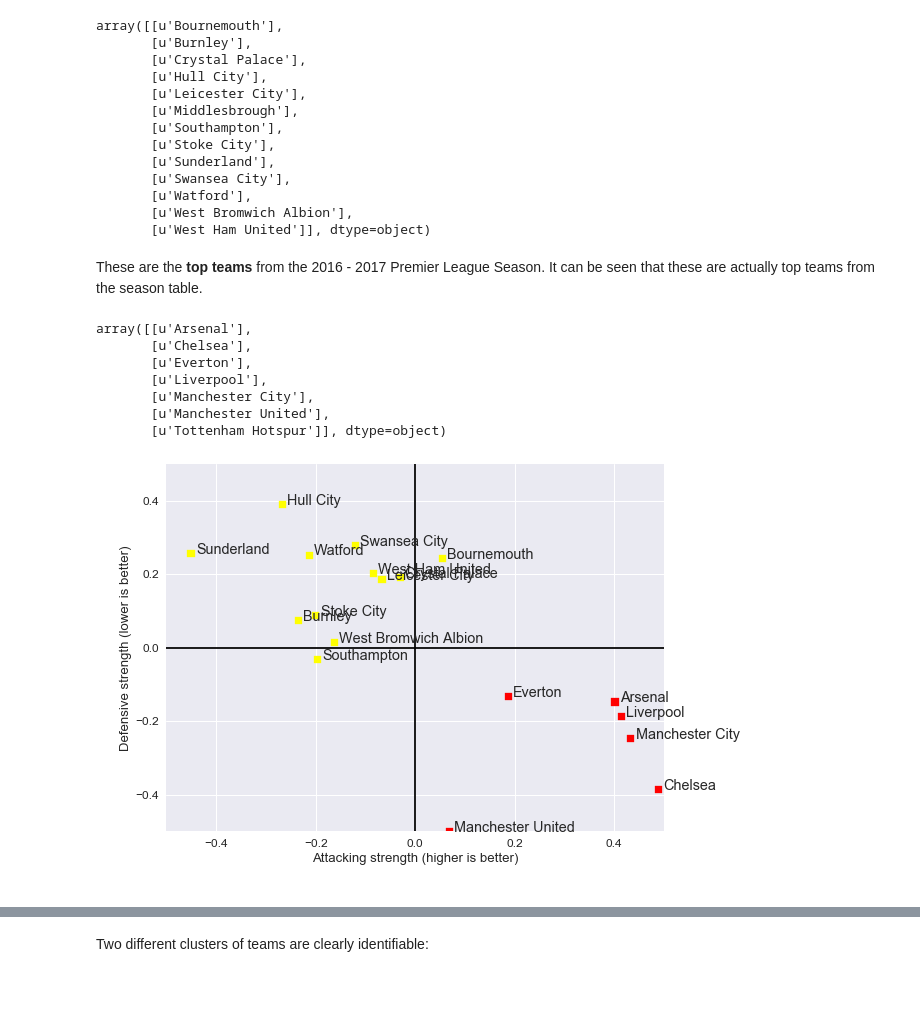
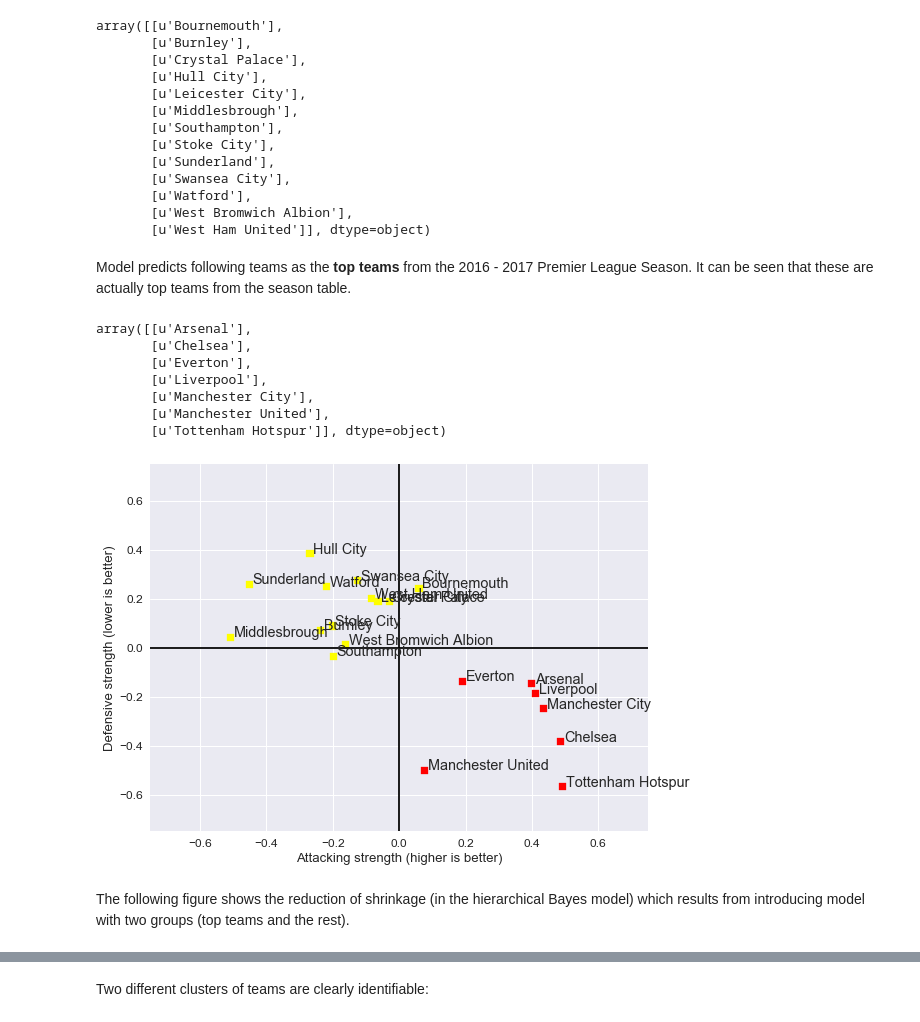
Before and after one commit to sarajcev/premier_league, a Jupyter notebook: premier.ipynb, the cells around one changed output, grey strips where cells are left out. Cells and saved outputs as stored; diff of their text form; code cells hidden in the pictures; blank space fills up the shorter version.

```diff
--- a/premier.ipynb
+++ b/premier.ipynb
@@ -413,7 +415,7 @@ array([[u'Bournemouth'],
        [u'West Bromwich Albion'],
        [u'West Ham United']], dtype=object)
 # %% [markdown]
-These are the **top teams** from the 2016 - 2017 Premier League Season. It can be seen that these are actually top teams from the season table.
+Model predicts following teams as the **top teams** from the 2016 - 2017 Premier League Season. It can be seen that these are actually top teams from the season table.
 # %%
 n[np.argwhere(pos==1)]
 # %% [output]
@@ -425,20 +427,22 @@ array([[u'Arsenal'],
        [u'Manchester United'],
        [u'Tottenham Hotspur']], dtype=object)
 # %%
-x_vals = trace2['atts'].mean(axis=0)
-y_vals = trace2['defs'].mean(axis=0)
+x_vals2 = trace2['atts'].mean(axis=0)
+y_vals2 = trace2['defs'].mean(axis=0)
 # %%
 fig, ax = plt.subplots(figsize=(8,6))
-ax.scatter(x_vals, y_vals, marker='s', s=50, c=pos, cmap=plt.cm.autumn_r)
-for label, x, y in zip(teams['name'].values, x_vals, y_vals):
+ax.scatter(x_vals2, y_vals2, marker='s', s=50, c=pos, cmap=plt.cm.autumn_r)
+for label, x, y in zip(teams['name'].values, x_vals2, y_vals2):
     ax.annotate(label, xy=(x,y), xytext=(x+0.01,y))
 ax.set_xlabel('Attacking strength (higher is better)')
 ax.set_ylabel('Defensive strength (lower is better)')
-ax.set_xlim(-0.5, 0.5)
+ax.set_xlim(-0.75, 0.75)
 ax.hlines(0, *ax.get_xlim())
-ax.set_ylim(-0.5, 0.5)
+ax.set_ylim(-0.75, 0.75)
 ax.vlines(0, *ax.get_ylim())
 plt.tight_layout()
 plt.show()
 # %% [output]
-[figure, old version]
+[figure, new version]
+# %% [markdown]
+The following figure shows the reduction of shrinkage (in the hierarchical Bayes model) which results from introducing model with two groups (top teams and the rest).
```
Also changed, not shown: parts of 38 cells of this notebook.
